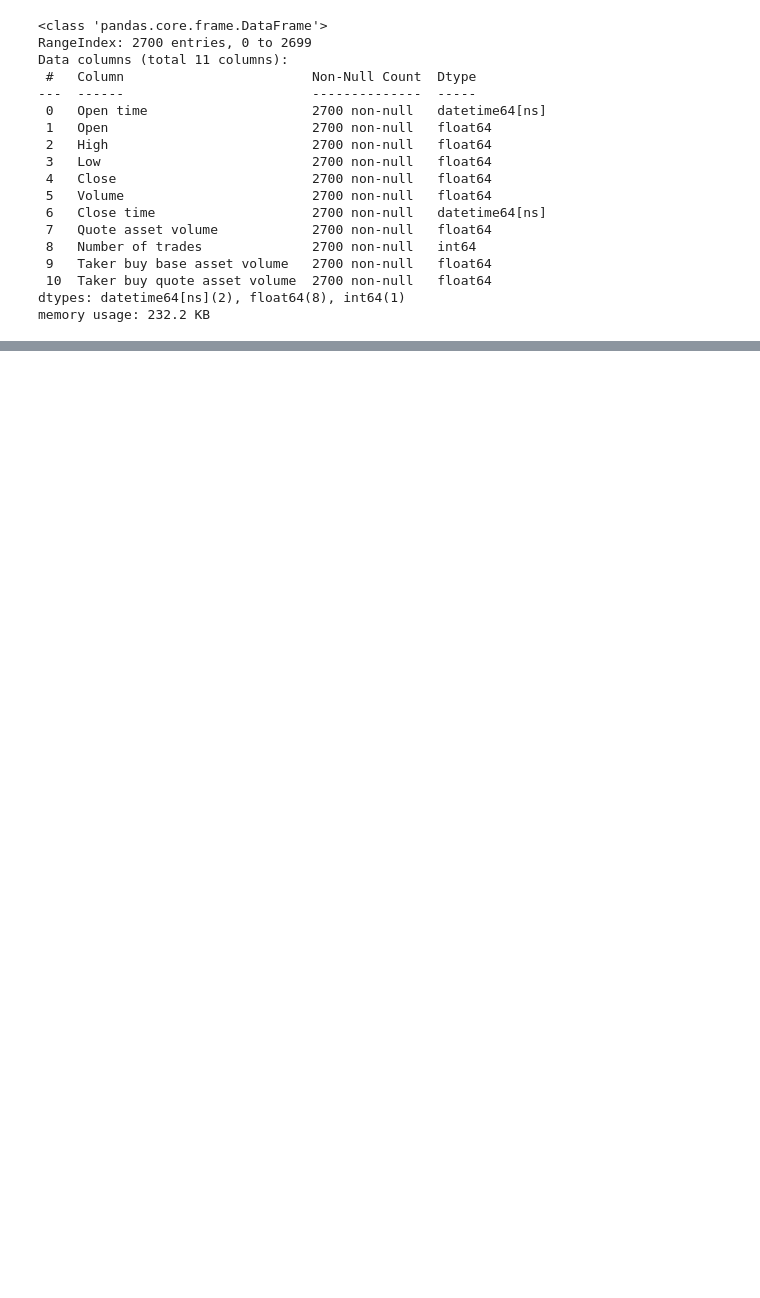
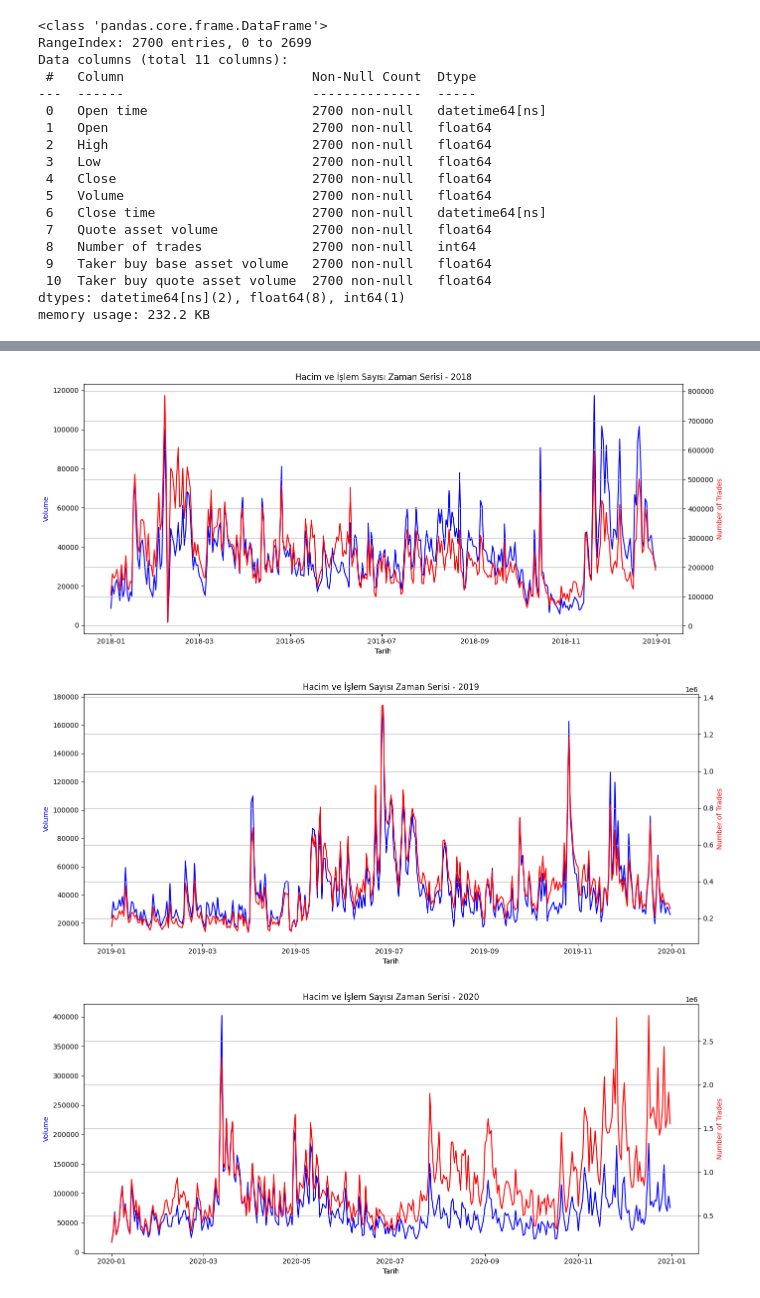
Before and after one commit to Nursenau/sisterslab_final_project, a Jupyter notebook: bitcoin.ipynb, the cells around one changed output, grey strips where cells are left out. Saved outputs shown, nothing was run; the diff lists cells and outputs as text; code cells hidden in the pictures; blank space fills up the shorter version.

```diff
--- a/bitcoin.ipynb
+++ b/bitcoin.ipynb
@@ -126,0 +238,25 @@ memory usage: 232.2 KB
+# %%
+# Her yıl için ayrı grafik çizelim
+unique_years = sorted(df['Year'].unique())
+
+for year in unique_years:
+    df_year = df[df['Year'] == year]
+
+    fig, ax1 = plt.subplots(figsize=(14,6))
+
+    ax1.plot(df_year['Open time'], df_year['Volume'], color='blue', label='Volume')
+    ax1.set_xlabel('Tarih')
+    ax1.set_ylabel('Volume', color='blue')
+
+    ax2 = ax1.twinx()
+    ax2.plot(df_year['Open time'], df_year['Number of trades'], color='red', label='Number of Trades')
+    ax2.set_ylabel('Number of Trades', color='red')
+
+    plt.title(f'Hacim ve İşlem Sayısı Zaman Serisi - {year}')
+    plt.tight_layout()
+    plt.grid(True)
+    plt.show()
+# %% [output]
+[figure, added]
+[figure, added]
+[figure, added]
```
Also changed, not shown: parts of 22 cells of this notebook.
